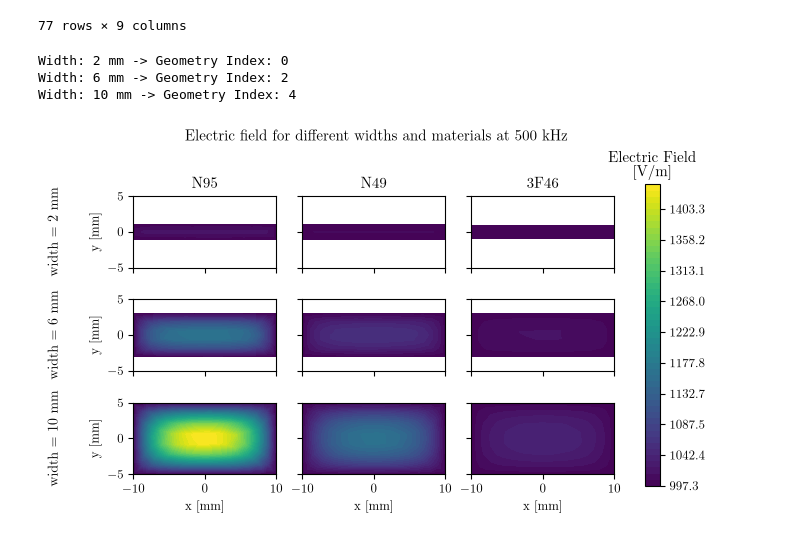
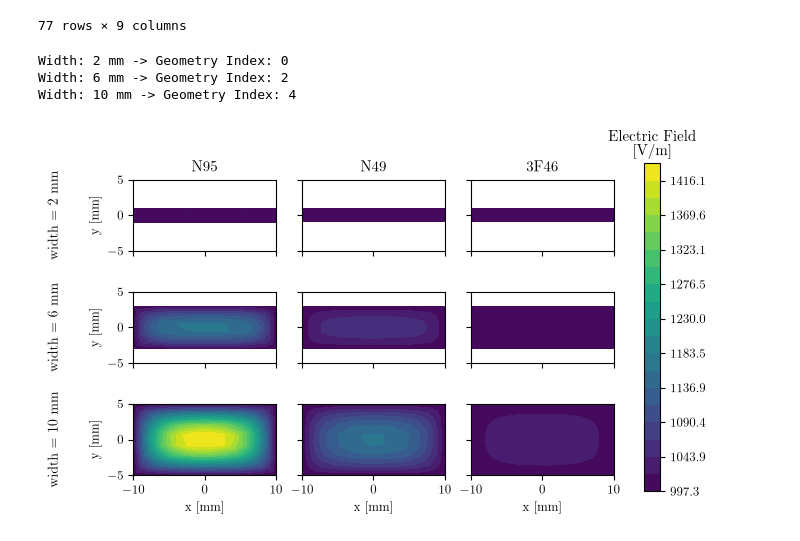
Before and after one commit to upb-lea/MPhSweepKit, a Jupyter notebook: examples/studies/ferrite_plate_capacitor/3_plots.ipynb, the cells around one changed output. Saved outputs shown, nothing was run; the diff lists cells and outputs as text; code cells hidden in the pictures.

Commit message:
add pdf export of electric field plot

```diff
--- a/examples/studies/ferrite_plate_capacitor/3_plots.ipynb
+++ b/examples/studies/ferrite_plate_capacitor/3_plots.ipynb
@@ -208,32 +205,34 @@ for width in width_selection:
         description,
         geometry_idx,
         target_length_unit="mm",
         switch_xy=True
     )
 
     selected_indexes = [df_geo_E.columns[idx] for idx in list_of_idx]
 
     list_of_dfs.append(df_geo_E)
     list_of_row_labels.append(f"width = {width} mm")
     list_of_value_cols_per_row.append(selected_indexes)
 
 # Combine all geometries in a unified plot
 fig, axes, cbars = plot_grid_of_fields(
     list_of_dfs=list_of_dfs,
     list_of_row_labels=list_of_row_labels,
     list_of_value_cols=list_of_value_cols_per_row,
     list_of_col_labels=list_of_col_labels,
     field_name=description,
     field_unit="V/m",
     length_unit=length_unit,
     figsize=(17/2.54, 10/2.54),
+    levels=20,
     normalize_mode="global",
-    title=f"Electric field for different widths and materials at 500 kHz"
+    # title=f"Electric field for different widths and materials at 500 kHz"
 )
 
+plt.savefig("E_cuboids.pdf", bbox_inches='tight')
 plt.show()
 # %% [output]
 Width: 2 mm -> Geometry Index: 0
 Width: 6 mm -> Geometry Index: 2
 Width: 10 mm -> Geometry Index: 4
-[figure, old version]
+[figure, new version]
```
Also changed, not shown: parts of 1 cell of this notebook, 1 other file.
